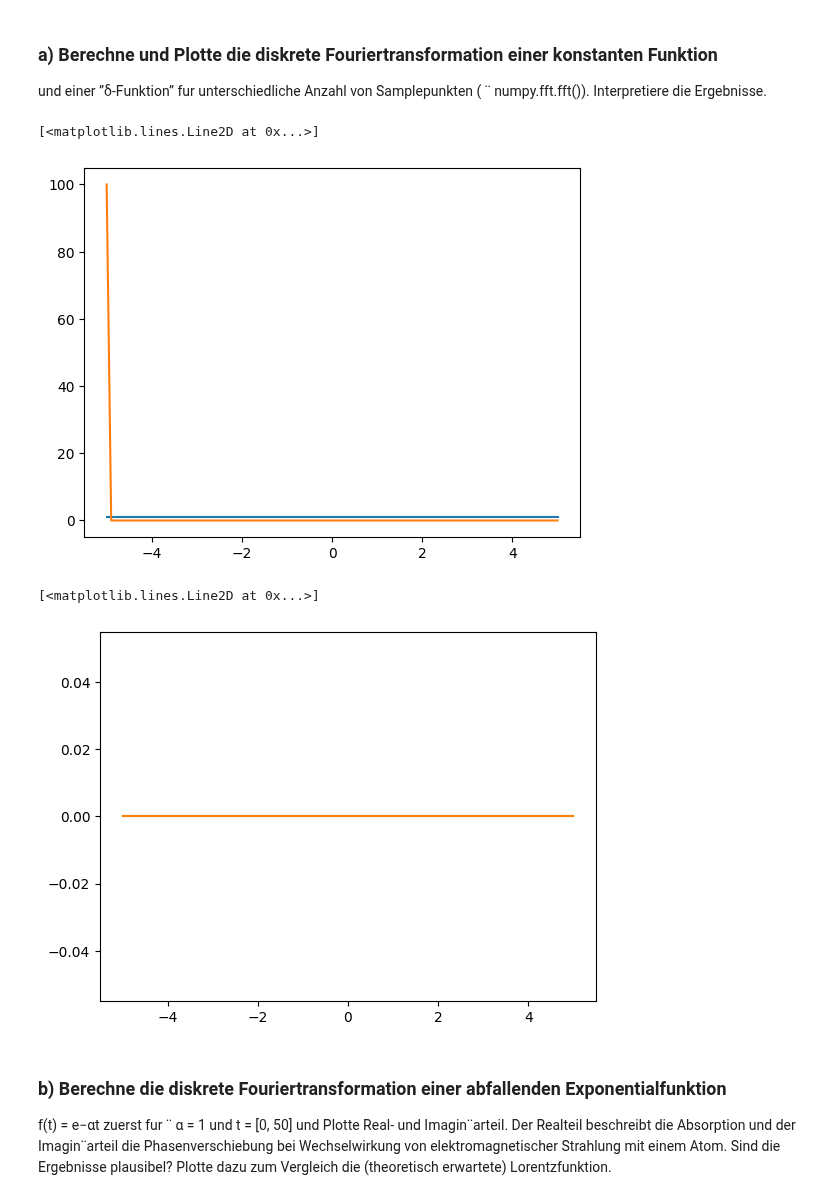
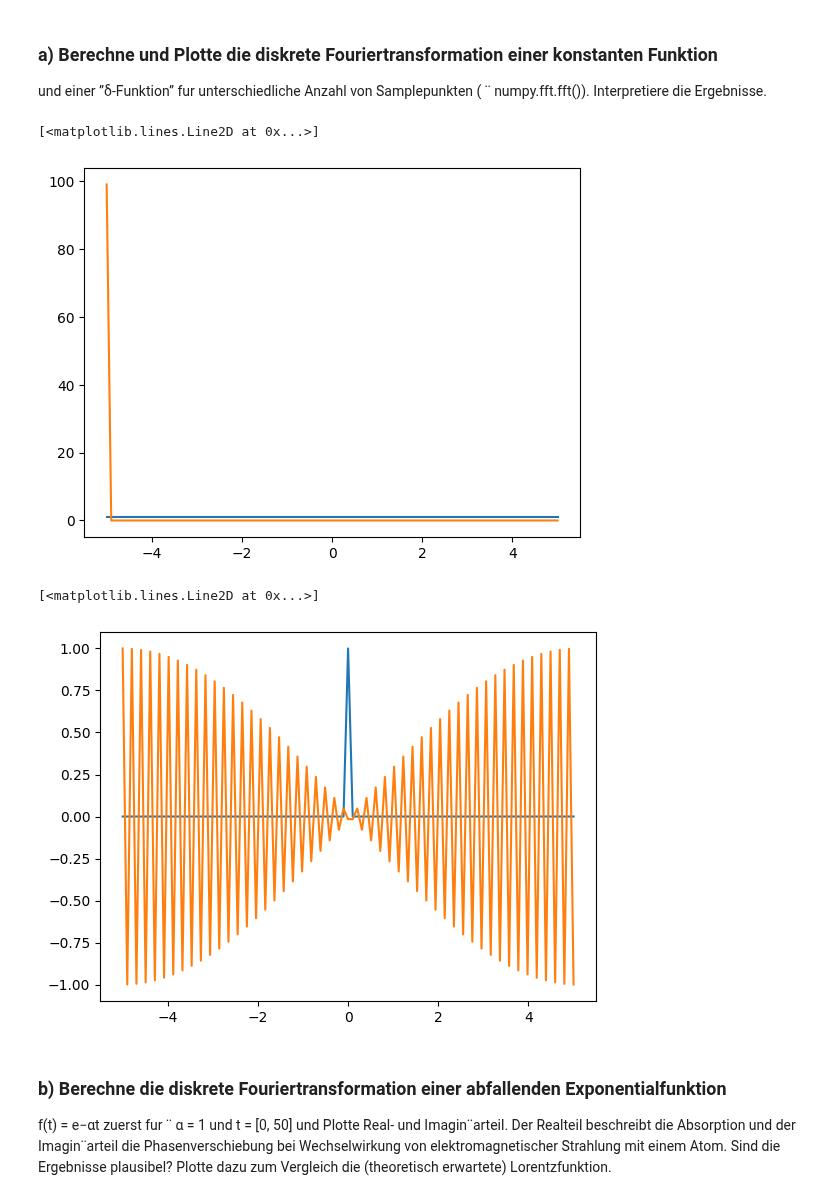
Before and after one commit to emhl/CoPhy2, a Jupyter notebook: Blatt4-Reihenentw-DFT/Blatt4-Aufg3.ipynb, the cells around one changed output. Cells and saved outputs as stored; diff of their text form; code cells hidden in the pictures.

Commit message:
fix delta function

```diff
--- a/Blatt4-Reihenentw-DFT/Blatt4-Aufg3.ipynb
+++ b/Blatt4-Reihenentw-DFT/Blatt4-Aufg3.ipynb
@@ -16,7 +16,7 @@ def mapcolors(n):
 und einer ”δ-Funktion” fur unterschiedliche Anzahl von Samplepunkten ( ¨ numpy.fft.fft()).
 Interpretiere die Ergebnisse.
 # %%
-x = np.linspace(-5,5,100)
+x = np.linspace(-5,5,99)
 def f(x,y0=0):
     return np.zeros(len(x))+y0
 
@@ -26,16 +26,16 @@ plt.plot(x,np.fft.fft(f(x,1)))
 # plot macht wenig sinn
 # %% [output]
 [<matplotlib.lines.Line2D at 0x...>]
-[figure, old version]
+[figure, new version]
 # %%
-# TODO Delta function
+# delta function
 def f(x,x0=0):
     return np.where(x==x0,1,0)
-plt.plot(x,f(x,1))
-plt.plot(x,np.fft.fft(f(x,1)))
+plt.plot(x,f(x,0))
+plt.plot(x,np.fft.fft(f(x,0)))
 # %% [output]
 [<matplotlib.lines.Line2D at 0x...>]
-[figure, old version]
+[figure, new version]
 # %% [markdown]
 ### b) Berechne die diskrete Fouriertransformation einer abfallenden Exponentialfunktion
 f(t) = e−αt zuerst fur ¨ α = 1 und t = [0, 50] und Plotte Real- und Imagin¨arteil.
```
